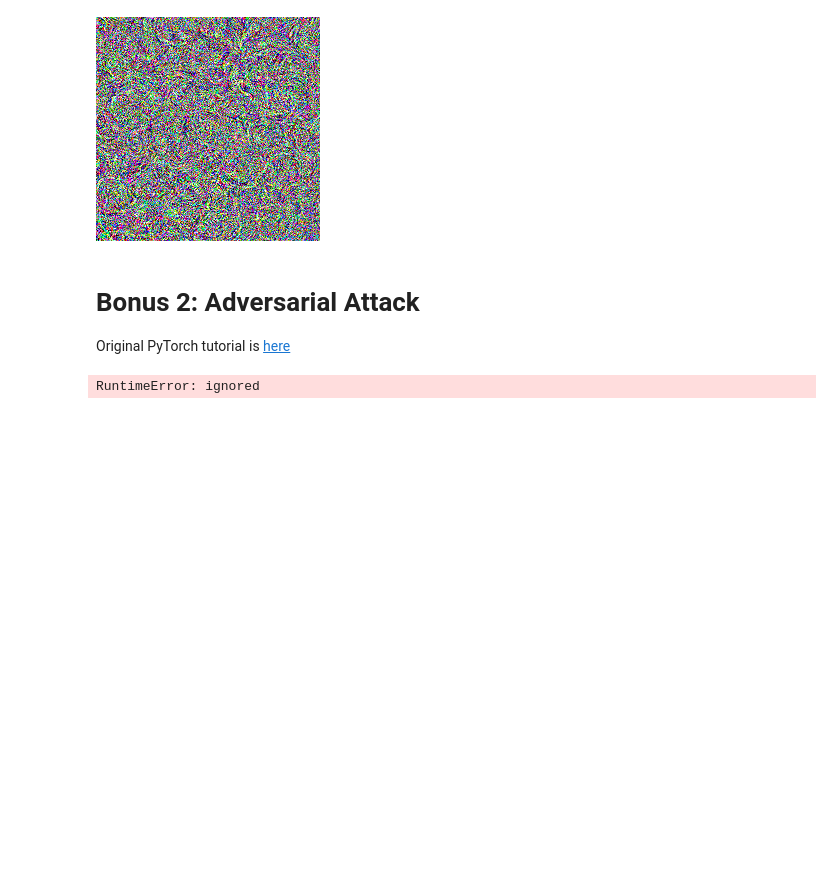
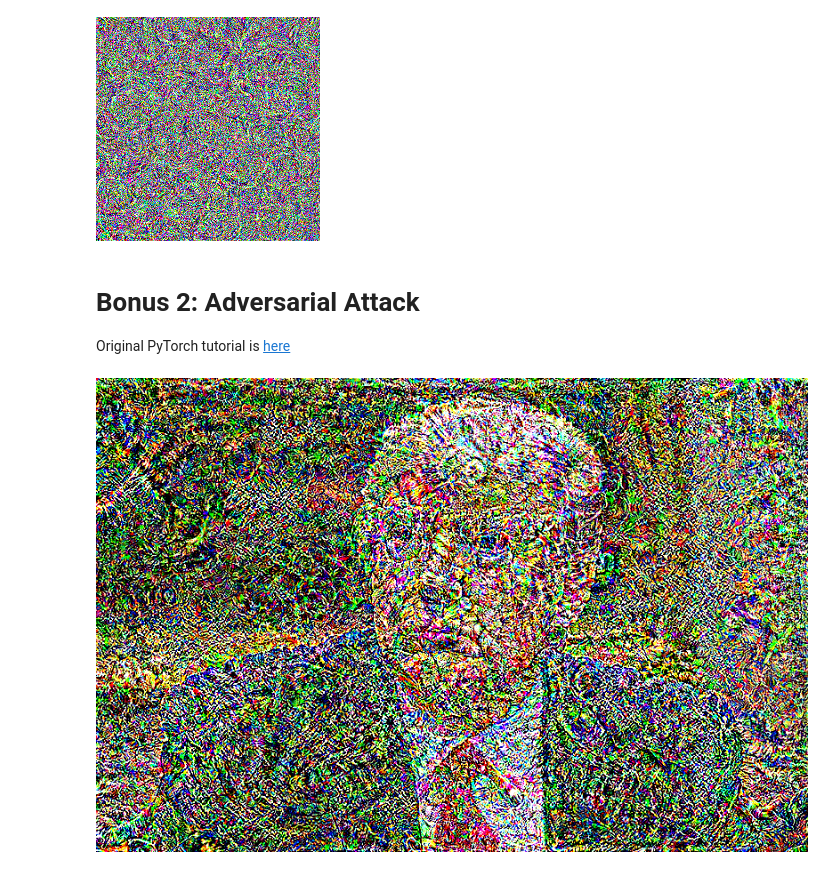
Before and after one commit to borisshapa/Practical_DL, a Jupyter notebook: seminar04-finetuning/seminar_pytorch.ipynb, the cells around one changed output. Cells and saved outputs as stored; diff of their text form; code cells hidden in the pictures; blank space fills up the shorter version.

```diff
--- a/seminar04-finetuning/seminar_pytorch.ipynb
+++ b/seminar04-finetuning/seminar_pytorch.ipynb
@@ -624,15 +624,16 @@ Original PyTorch tutorial is [here](https://pytorch.org/tutorials/beginner/fgsm_
 # to make it doing adversarial example from original image
 
 
-def dd_helper_modified(image, layer, iterations, lr):
+def dd_helper_modified(image, model, iterations, lr):
     input_var = torch.tensor(preprocess(image).unsqueeze(0), requires_grad=True, device='cuda:0',
                              dtype=torch.float32)
     model.zero_grad()
+    out = model(input_var)
+    cls = torch.argmax(out)
+
     for i in range(iterations):
-        out = input_var
-        for j in range(layer):  # maybe change this
-            out = modulelist[j](out)
-        loss = out.norm()
+        out = model(input_var)
+        loss = out[0, cls]
         loss.backward()
         input_var.data = input_var.data - lr * input_var.grad.data # and probably this
     input_im = input_var.data.squeeze(0).cpu()
@@ -643,9 +644,9 @@ def dd_helper_modified(image, layer, iterations, lr):
     return im
 # %%
 img = Image.fromarray(plt.imread('img.jpg'))
-img_adv = dd_helper(img, 10, 5, 0.2)   # YOUR CODE
+img_adv = dd_helper_modified(img, model, 100, 1)   # YOUR CODE
 img_adv
 # %% [output]
-RuntimeError: ignored
+[figure, added]
 # %%
 predict(resize(np.asarray(img_adv), (224, 224)))
```
Also changed, not shown: parts of 1 cell of this notebook.
